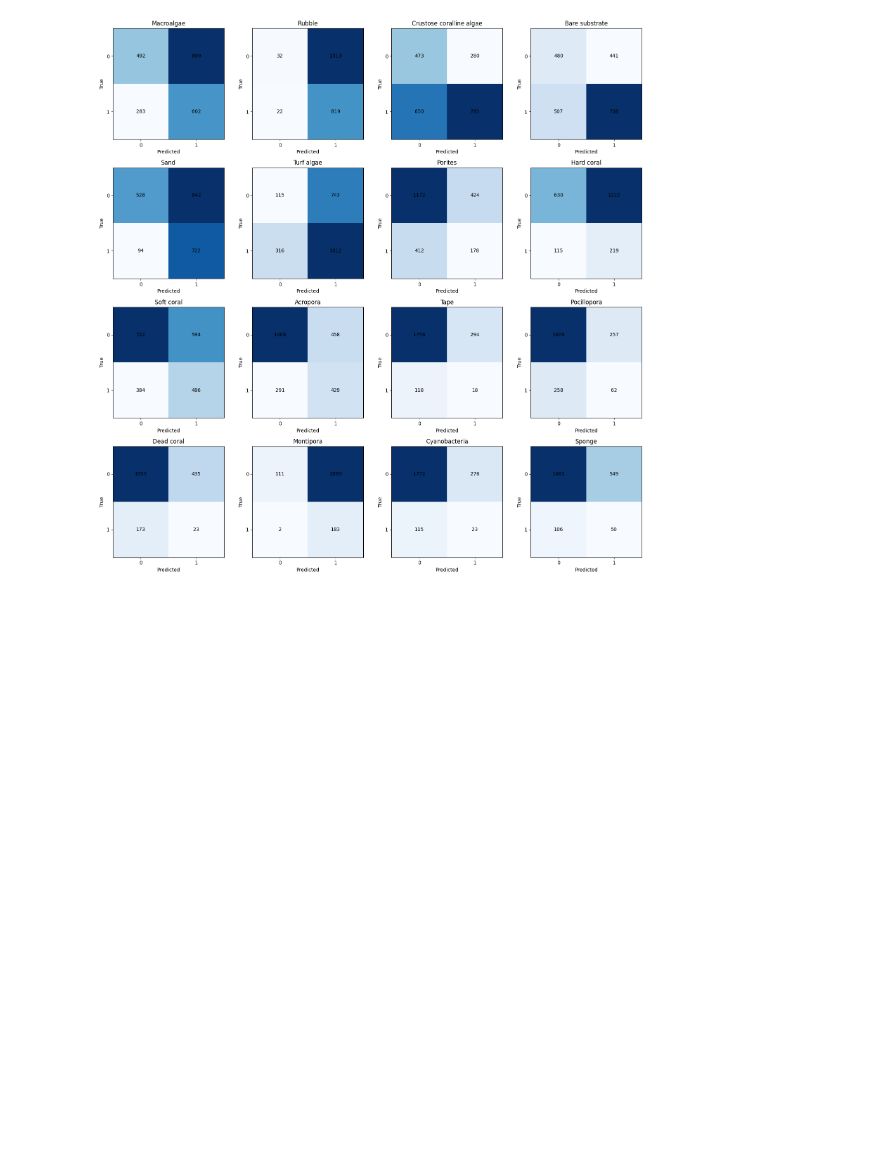
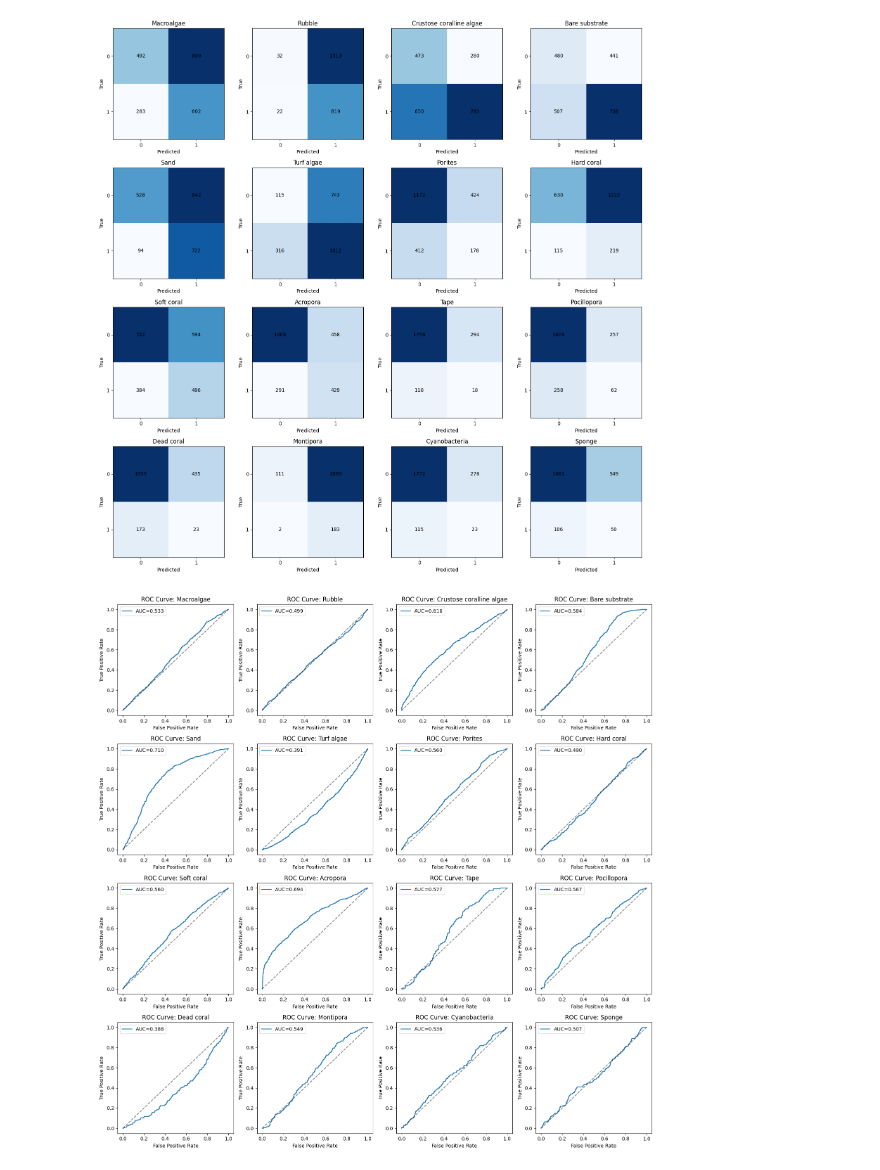
Before and after one commit to seanmcgowanx/coral-reef-classification, a Jupyter notebook: notebooks/resnet50.ipynb, the cells around one changed output. Saved outputs shown, nothing was run; the diff lists cells and outputs as text; code cells hidden in the pictures; blank space fills up the shorter version.

Commit message:
Plotted roc_auc curve

```diff
--- a/notebooks/resnet50.ipynb
+++ b/notebooks/resnet50.ipynb
@@ -905,3 +905,34 @@ def plot_confusion_grid(preds, targets, class_names):
 plot_confusion_grid(preds, test_targets, class_names)
 # %% [output]
 [figure]
+# %%
+def plot_roc_auc_grid(probs, targets, class_names):
+    n_classes = len(class_names)
+    cols = 4
+    rows = int(np.ceil(n_classes / cols))
+
+    fig, axes = plt.subplots(rows, cols, figsize=(16, 4 * rows))
+    axes = axes.flatten()
+
+    for i, cls in enumerate(class_names):
+        y_true = targets[:, i]
+        y_score = probs[:, i]
+
+        fpr, tpr, _ = roc_curve(y_true, y_score)
+        roc_auc_value = auc(fpr, tpr)
+
+        ax = axes[i]
+        ax.plot(fpr, tpr, label=f"AUC={roc_auc_value:.3f}")
+        ax.plot([0, 1], [0, 1], "k--", alpha=0.5)
+        ax.set_title(f"ROC Curve: {cls}")
+        ax.set_xlabel("False Positive Rate")
+        ax.set_ylabel("True Positive Rate")
+        ax.legend()
+
+    plt.tight_layout()
+    plt.show()
+# %%
+# Plot ROC Curves for All Labels
+plot_roc_auc_grid(test_probs, test_targets, class_names)
+# %% [output]
+[figure, added]
```
